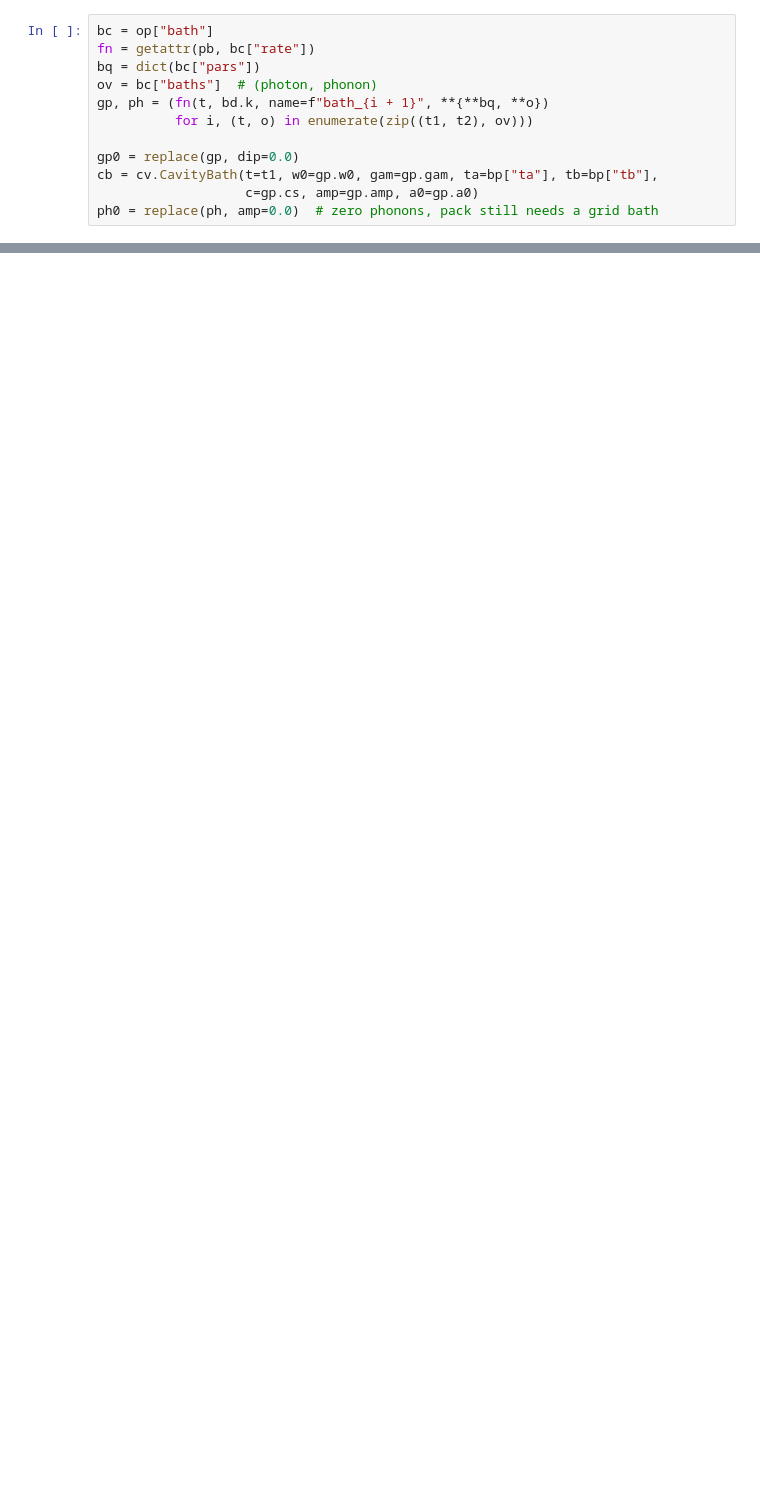
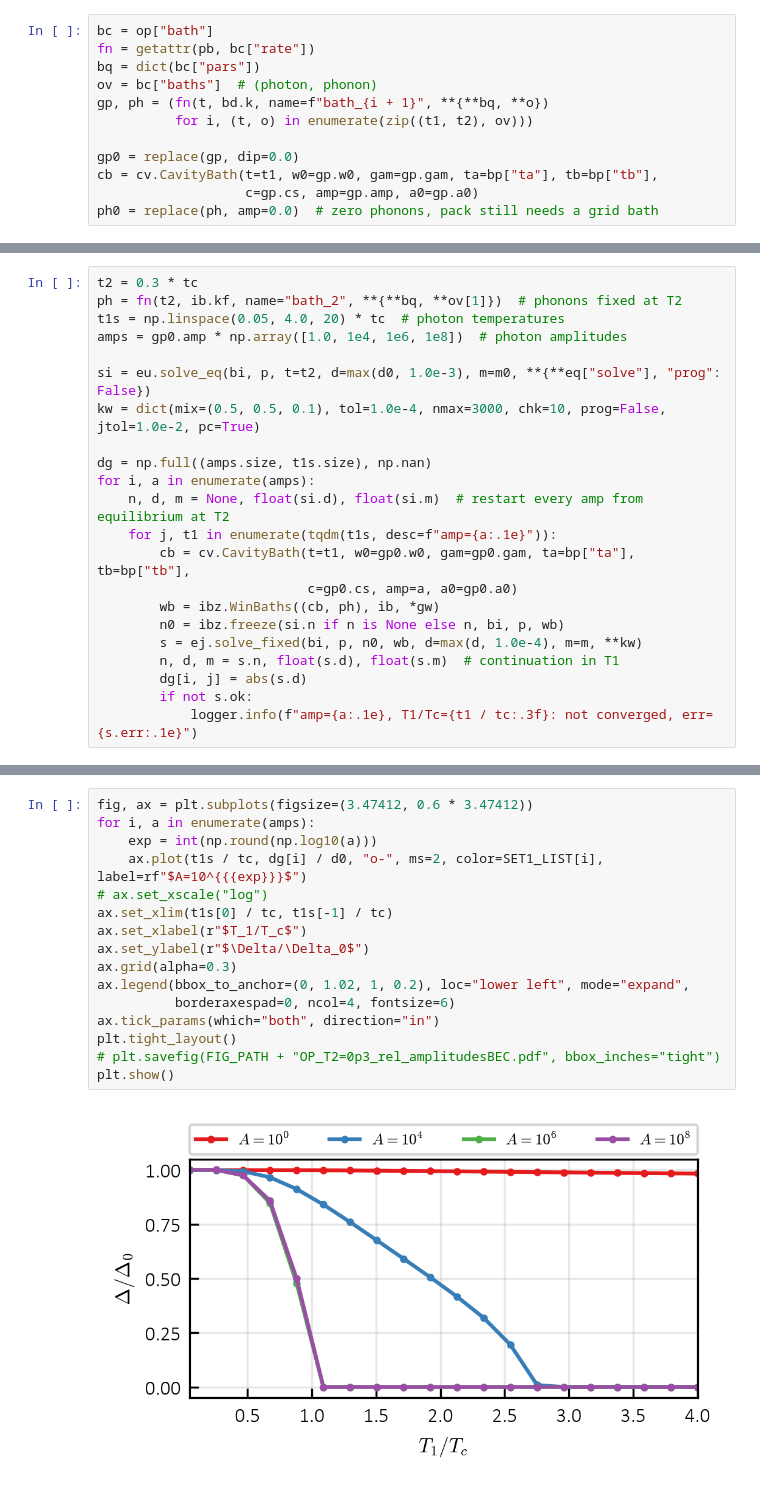
Before and after one commit to korl-z/IJS-F1, a Jupyter notebook: Koda/EI_cutoff/ibz_test copy.ipynb, the cells around one changed output, grey strips where cells are left out. Saved outputs shown, nothing was run; the diff lists cells and outputs as text; blank space fills up the shorter version.

```diff
--- a/Koda/EI_cutoff/ibz_test copy.ipynb
+++ b/Koda/EI_cutoff/ibz_test copy.ipynb
@@ -184,0 +212,22 @@ plt.tight_layout()
+# %%
+t2 = 0.3 * tc
+ph = fn(t2, ib.kf, name="bath_2", **{**bq, **ov[1]})  # phonons fixed at T2
+t1s = np.linspace(0.05, 4.0, 20) * tc  # photon temperatures
+amps = gp0.amp * np.array([1.0, 1e4, 1e6, 1e8])  # photon amplitudes
+
+si = eu.solve_eq(bi, p, t=t2, d=max(d0, 1.0e-3), m=m0, **{**eq["solve"], "prog": False})
+kw = dict(mix=(0.5, 0.5, 0.1), tol=1.0e-4, nmax=3000, chk=10, prog=False, jtol=1.0e-2, pc=True)
+
+dg = np.full((amps.size, t1s.size), np.nan)
+for i, a in enumerate(amps):
+    n, d, m = None, float(si.d), float(si.m)  # restart every amp from equilibrium at T2
+    for j, t1 in enumerate(tqdm(t1s, desc=f"amp={a:.1e}")):
+        cb = cv.CavityBath(t=t1, w0=gp0.w0, gam=gp0.gam, ta=bp["ta"], tb=bp["tb"],
+                           c=gp0.cs, amp=a, a0=gp0.a0)
+        wb = ibz.WinBaths((cb, ph), ib, *gw)
+        n0 = ibz.freeze(si.n if n is None else n, bi, p, wb)
+        s = ej.solve_fixed(bi, p, n0, wb, d=max(d, 1.0e-4), m=m, **kw)
+        n, d, m = s.n, float(s.d), float(s.m)  # continuation in T1
+        dg[i, j] = abs(s.d)
+        if not s.ok:
+            logger.info(f"amp={a:.1e}, T1/Tc={t1 / tc:.3f}: not converged, err={s.err:.1e}")
@@ -184,0 +285,18 @@ plt.tight_layout()
+# %%
+fig, ax = plt.subplots(figsize=(3.47412, 0.6 * 3.47412))
+for i, a in enumerate(amps):
+    exp = int(np.round(np.log10(a)))
+    ax.plot(t1s / tc, dg[i] / d0, "o-", ms=2, color=SET1_LIST[i], label=rf"$A=10^{{{exp}}}$")
+# ax.set_xscale("log")
+ax.set_xlim(t1s[0] / tc, t1s[-1] / tc)
+ax.set_xlabel(r"$T_1/T_c$")
+ax.set_ylabel(r"$\Delta/\Delta_0$")
+ax.grid(alpha=0.3)
+ax.legend(bbox_to_anchor=(0, 1.02, 1, 0.2), loc="lower left", mode="expand",
+          borderaxespad=0, ncol=4, fontsize=6)
+ax.tick_params(which="both", direction="in")
+plt.tight_layout()
+# plt.savefig(FIG_PATH + "OP_T2=0p3_rel_amplitudesBEC.pdf", bbox_inches="tight")
+plt.show()
+# %% [output]
+[figure, added]
```
Also changed, not shown: parts of 18 cells of this notebook, 11 other files.
